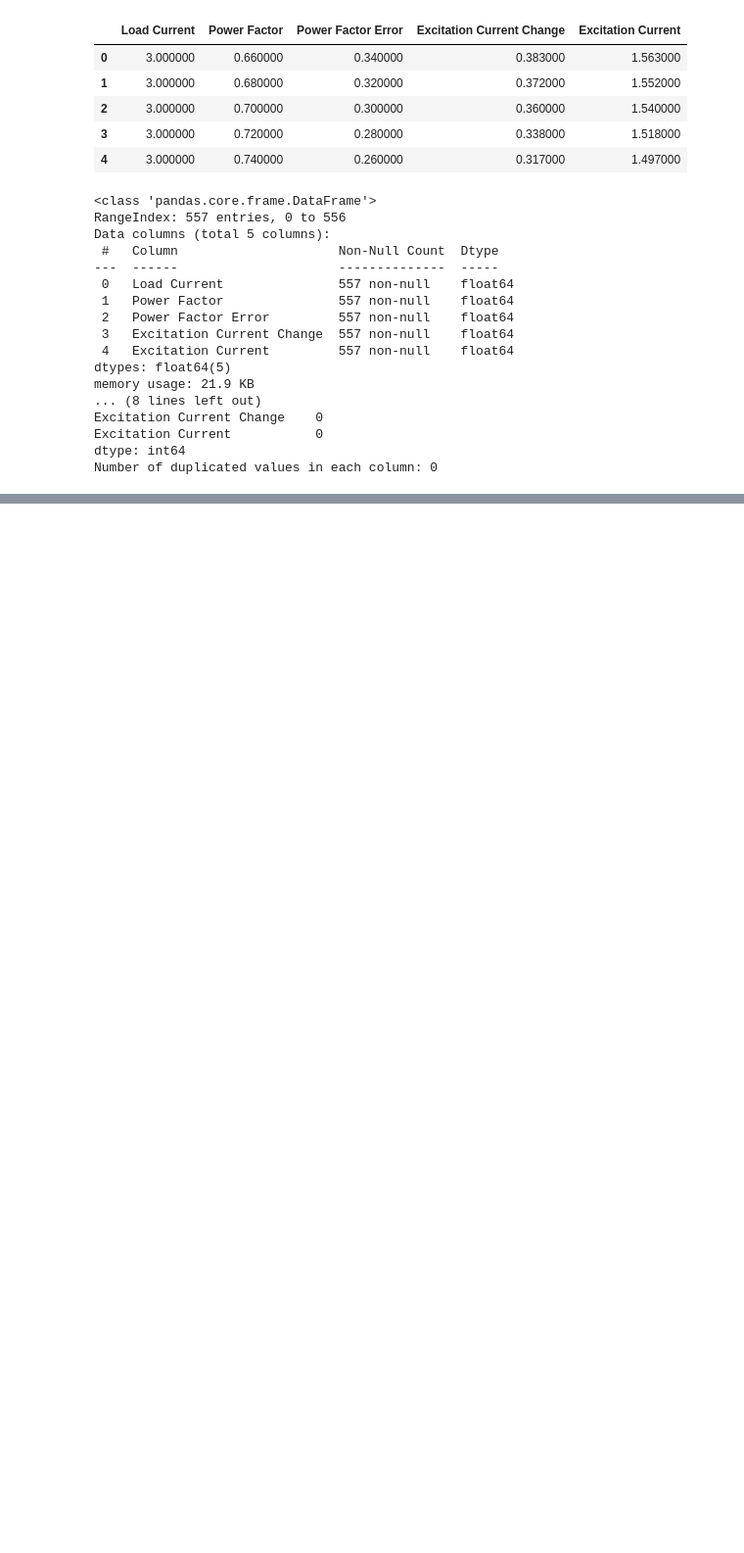
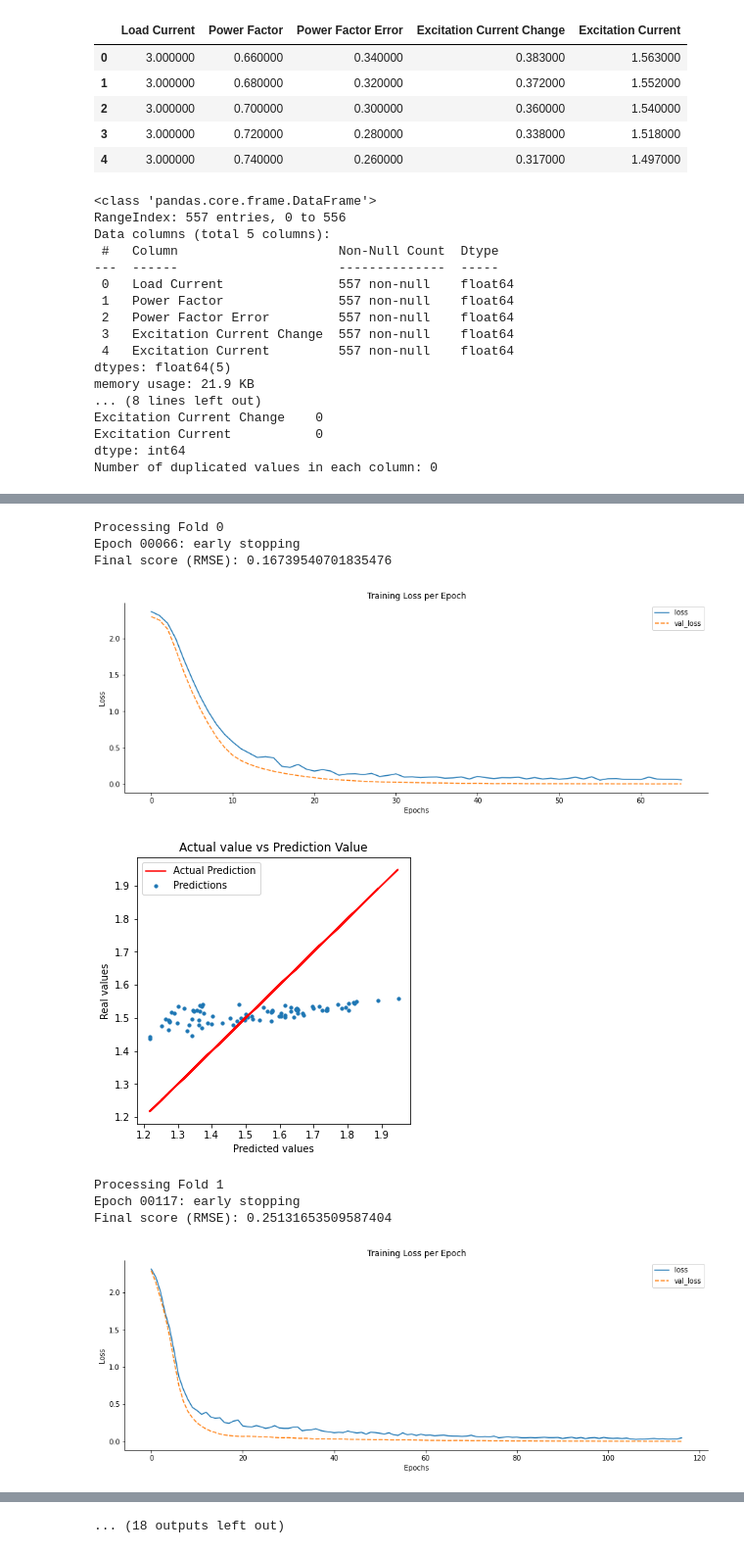
Before and after one commit to YongchangXie/INM701, a Jupyter notebook: Untitled.ipynb, the cells around one changed output, grey strips where cells are left out. Shown at 98% size. Cells and saved outputs as stored; diff of their text form; code cells hidden in the pictures; blank space fills up the shorter version.

```diff
--- a/Untitled.ipynb
+++ b/Untitled.ipynb
@@ -490,0 +429,79 @@ ValueError: in user code:
+# %%
+def model_k_fold():
+    # Set up a keras model & Initialising the ANN
+    model = models.Sequential()
+    # Adding the input layer and first hidden layer
+    model.add(Dense(4,input_dim=X.shape[1], activation='relu'))
+    # Setting the number of neurons is 4,input_dim is the number of columns of the dataset,the activation function is ReLU in this case
+    # Adding dropout to prevent overfitting
+    model.add(Dropout(0.1))
+    # Adding second hidden layers with 4 neurons
+    model.add(Dense(4,activation='relu'))
+    # Adding dropout to prevent overfitting
+    model.add(Dropout(0.1))
+    # Adding output layer with 1 output value
+    model.add(Dense(1,activation='relu'))
+    # Compiling the ANN
+    model.compile(optimizer='adam',loss='mse')
+    # Chose adam as optimizer for gradient descent, loss function is L2 mean squared error
+    return model
+
+# Define the number of cross validation
+k = 10
+number_samples=len(X_train)//k                # spilt the training set with 5 fold
+
+all_scores = []                                     # storage all the loss value in the all_score
+for i in range (k):
+    print('Processing Fold',i)
+    val_data = X_train_scaled[i * number_samples: (i + 1) * number_samples]
+    val_targets = y_train[i * number_samples: (i + 1) * number_samples]
+    partial_train_data = np.concatenate(
+        [X_train_scaled[:i * number_samples],
+         X_train_scaled[(i + 1) * number_samples:]],
+        axis=0)
+    partial_train_targets = np.concatenate(
+        [y_train[:i * number_samples],
+         y_train[(i + 1) * number_samples:]],
+        axis=0)
+
+    model = model_k_fold()
+    #Setting a monitor for early stopping
+    monitor = EarlyStopping(monitor='loss', min_delta=1e-100, patience=10, verbose=1, mode='auto')
+    # loss function be monitored,minimum change in the monitored quantity to qualify as an improvement is 0.00001,10 epochs with no improvement after training will be stopped. auto mode is selected
+    history = model.fit(partial_train_data, partial_train_targets,
+                        validation_data=(val_data, val_targets),
+                        epochs=number_epochs,
+                        batch_size=number_batch_size,
+                        callbacks=[monitor],
+                        verbose=0)
+    # Visualise the training loss per epoch inorder to see if there is overfitting or not.
+    losses = pd.DataFrame(model.history.history)
+    plt.figure(figsize=(15,5))
+    sns.lineplot(data=losses)
+    plt.xlabel('Epochs')
+    plt.ylabel('Loss')
+    plt.title('Training Loss per Epoch')
+    sns.despine()
+    # Predictions on the test Set
+    Predictions = model.predict(X_test)
+    # Evaluation on test data by using RMSE (Root Mean Squared Error)
+    RMSE = np.sqrt(metrics.mean_squared_error(Predictions,y_test))
+    print("Final score (RMSE): {}".format(RMSE))
+    fig, ax = plt.subplots(figsize=(5, 5))
+    plt.scatter(y_test,Predictions,label='Predictions',s=10)
+    plt.plot(y_test,y_test,'r',label='Actual Prediction')
+    plt.title('Actual value vs Prediction Value')
+    plt.xlabel("Predicted values")
+    plt.ylabel("Real values")
+    plt.legend()
+    plt.show()
+# %% [output]
+Processing Fold 0
+Epoch 00066: early stopping
+Final score (RMSE): 0.16739540701835476
+[figure, added]
+[figure, added]
+Processing Fold 1
+Epoch 00117: early stopping
+Final score (RMSE): 0.25131653509587404
+[figure, added]
@@ -490,0 +521 @@ ValueError: in user code:
+... (18 outputs left out)
```
Also changed, not shown: parts of 25 cells of this notebook.
